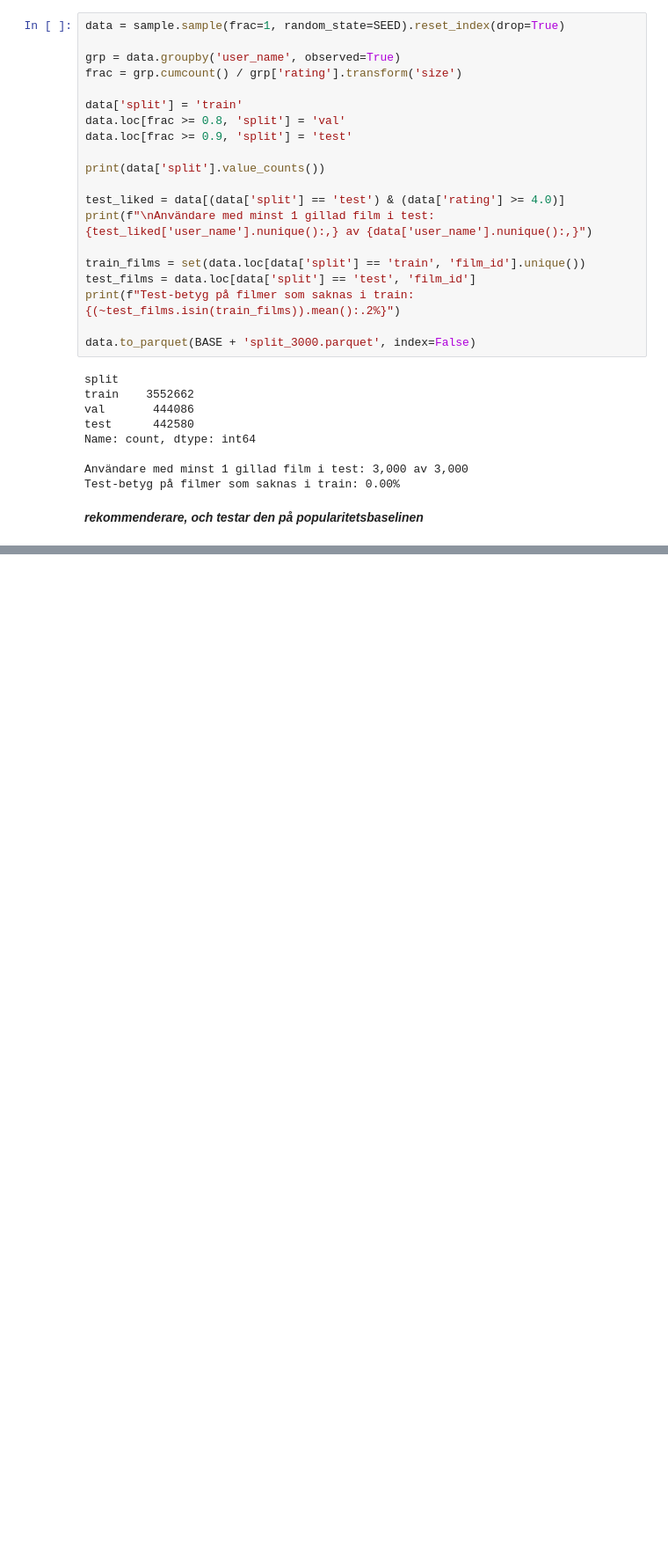
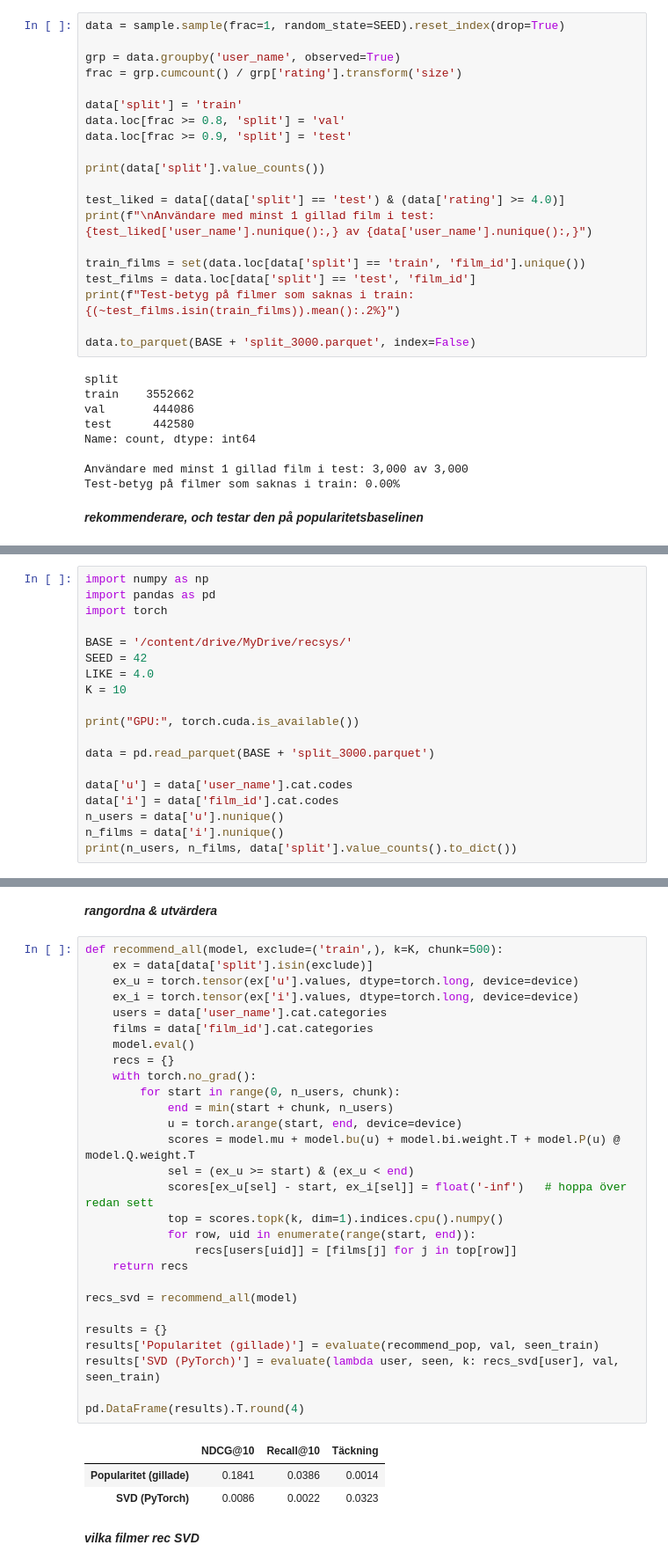
Before and after one commit to SaharMian/recsys-letterboxd, a Jupyter notebook: Dataandeval.ipynb, the cells around one changed output, grey strips where cells are left out. Shown at 88% size. Saved outputs shown, nothing was run; the diff lists cells and outputs as text; blank space fills up the shorter version.

```diff
--- a/Dataandeval.ipynb
+++ b/Dataandeval.ipynb
@@ -309,0 +337,19 @@ print(evaluate(recommend_pop, val, seen_train))
+# %%
+import numpy as np
+import pandas as pd
+import torch
+
+BASE = '/content/drive/MyDrive/recsys/'
+SEED = 42
+LIKE = 4.0
+K = 10
+
+print("GPU:", torch.cuda.is_available())
+
+data = pd.read_parquet(BASE + 'split_3000.parquet')
+
+data['u'] = data['user_name'].cat.codes
+data['i'] = data['film_id'].cat.codes
+n_users = data['u'].nunique()
+n_films = data['i'].nunique()
+print(n_users, n_films, data['split'].value_counts().to_dict())
@@ -309,0 +429,36 @@ print(evaluate(recommend_pop, val, seen_train))
+# %% [markdown]
+***rangordna & utvärdera***
+# %%
+def recommend_all(model, exclude=('train',), k=K, chunk=500):
+    ex = data[data['split'].isin(exclude)]
+    ex_u = torch.tensor(ex['u'].values, dtype=torch.long, device=device)
+    ex_i = torch.tensor(ex['i'].values, dtype=torch.long, device=device)
+    users = data['user_name'].cat.categories
+    films = data['film_id'].cat.categories
+    model.eval()
+    recs = {}
+    with torch.no_grad():
+        for start in range(0, n_users, chunk):
+            end = min(start + chunk, n_users)
+            u = torch.arange(start, end, device=device)
+            scores = model.mu + model.bu(u) + model.bi.weight.T + model.P(u) @ model.Q.weight.T
+            sel = (ex_u >= start) & (ex_u < end)
+            scores[ex_u[sel] - start, ex_i[sel]] = float('-inf')   # hoppa över redan sett
+            top = scores.topk(k, dim=1).indices.cpu().numpy()
+            for row, uid in enumerate(range(start, end)):
+                recs[users[uid]] = [films[j] for j in top[row]]
+    return recs
+
+recs_svd = recommend_all(model)
+
+results = {}
+results['Popularitet (gillade)'] = evaluate(recommend_pop, val, seen_train)
+results['SVD (PyTorch)'] = evaluate(lambda user, seen, k: recs_svd[user], val, seen_train)
+
+pd.DataFrame(results).T.round(4)
+# %% [output]
+|  | NDCG@10 | Recall@10 | Täckning |
+| Popularitet (gillade) | 0.1841 | 0.0386 | 0.0014 |
+| SVD (PyTorch) | 0.0086 | 0.0022 | 0.0323 |
+# %% [markdown]
+***vilka filmer rec SVD***
```
Also changed, not shown: parts of 12 cells of this notebook.
